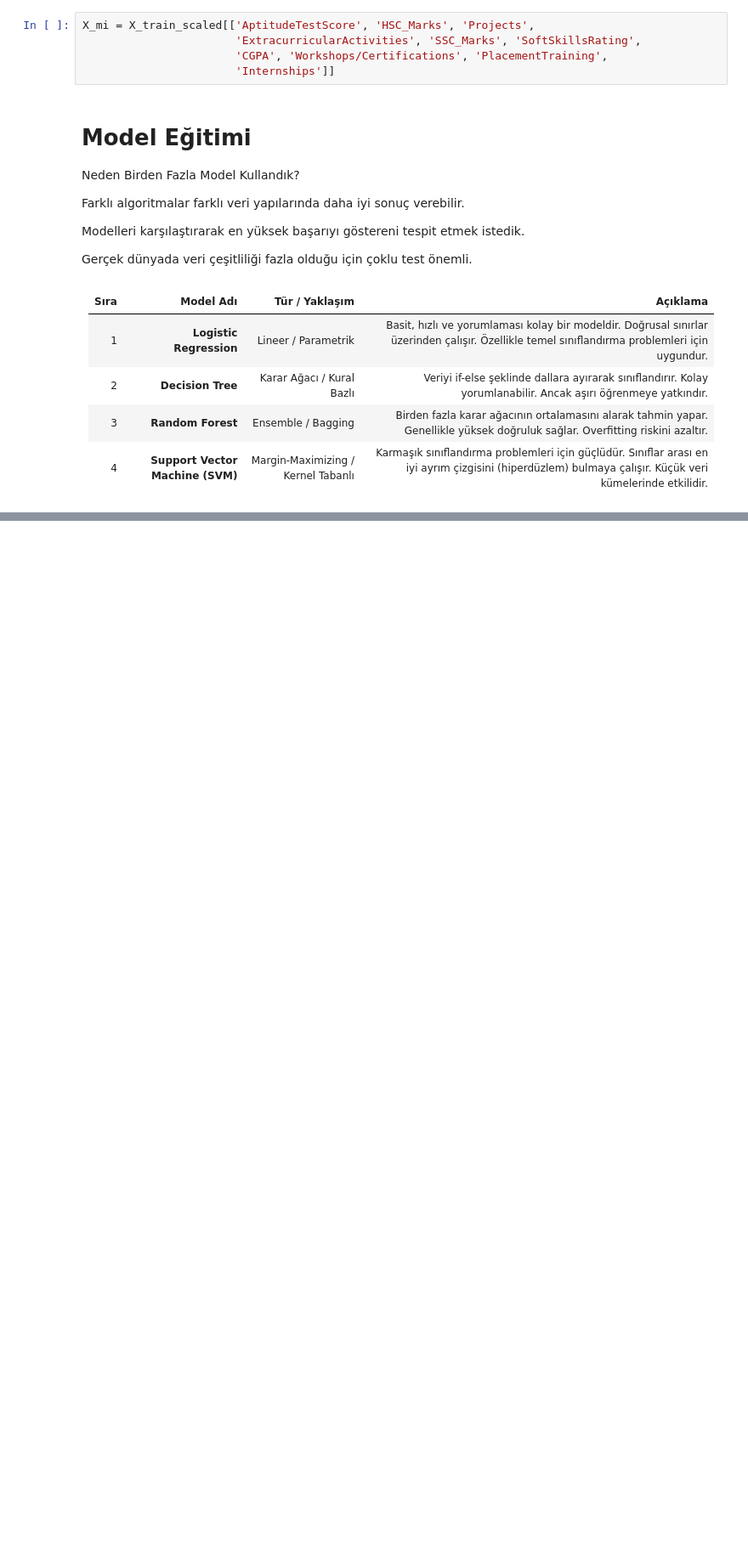
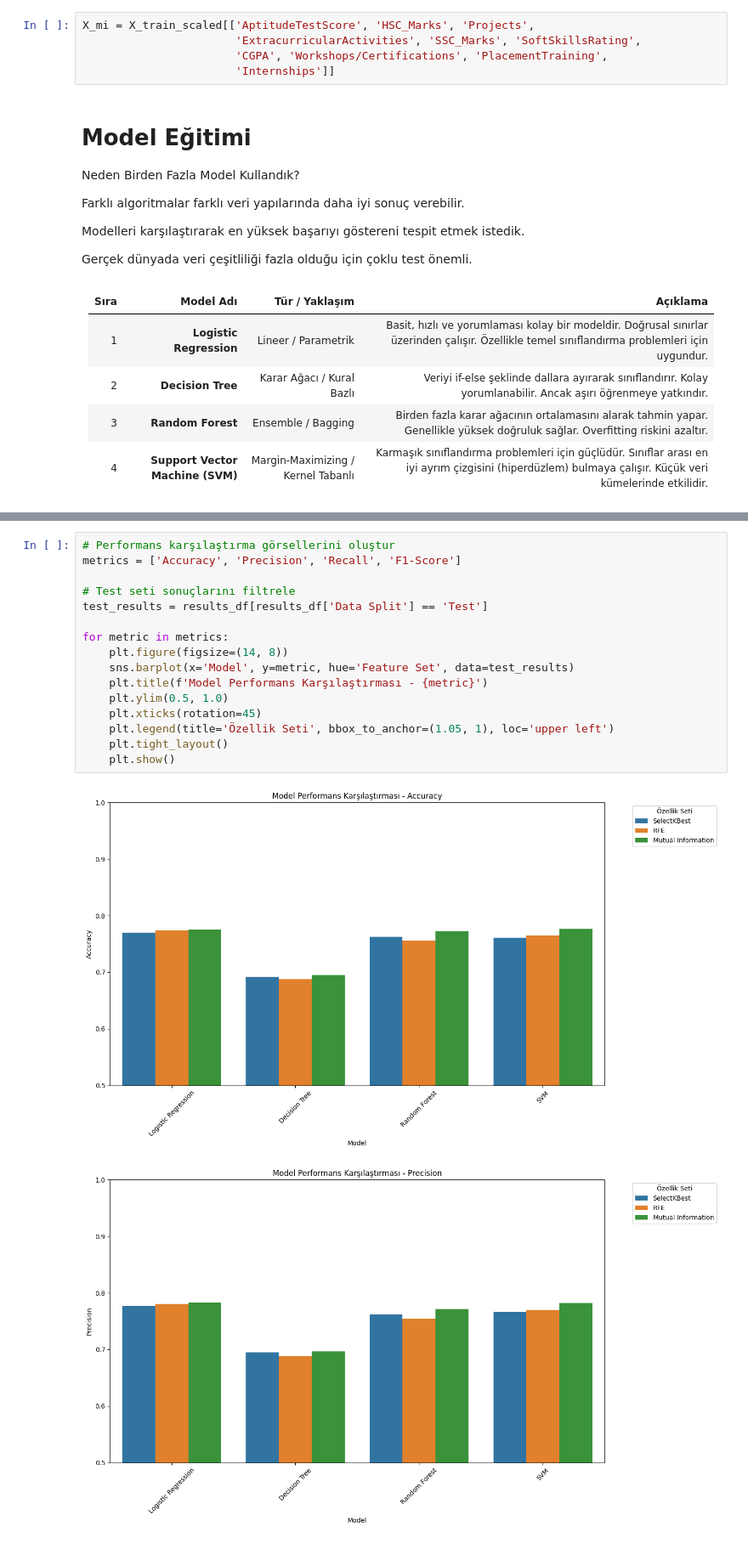
Before and after one commit to ahsencakir/StudentPlacementPrediction-, a Jupyter notebook: last_dance.ipynb, the cells around one changed output, grey strips where cells are left out. Shown at 85% size. Saved outputs shown, nothing was run; the diff lists cells and outputs as text; blank space fills up the shorter version.

```diff
--- a/last_dance.ipynb
+++ b/last_dance.ipynb
@@ -517,0 +591,19 @@ print(results_df)
+# %%
+# Performans karşılaştırma görsellerini oluştur
+metrics = ['Accuracy', 'Precision', 'Recall', 'F1-Score']
+
+# Test seti sonuçlarını filtrele
+test_results = results_df[results_df['Data Split'] == 'Test']
+
+for metric in metrics:
+    plt.figure(figsize=(14, 8))
+    sns.barplot(x='Model', y=metric, hue='Feature Set', data=test_results)
+    plt.title(f'Model Performans Karşılaştırması - {metric}')
+    plt.ylim(0.5, 1.0)
+    plt.xticks(rotation=45)
+    plt.legend(title='Özellik Seti', bbox_to_anchor=(1.05, 1), loc='upper left')
+    plt.tight_layout()
+    plt.show()
+# %% [output]
+[figure, added]
+[figure, added]
```
Also changed, not shown: parts of 14 cells of this notebook.
